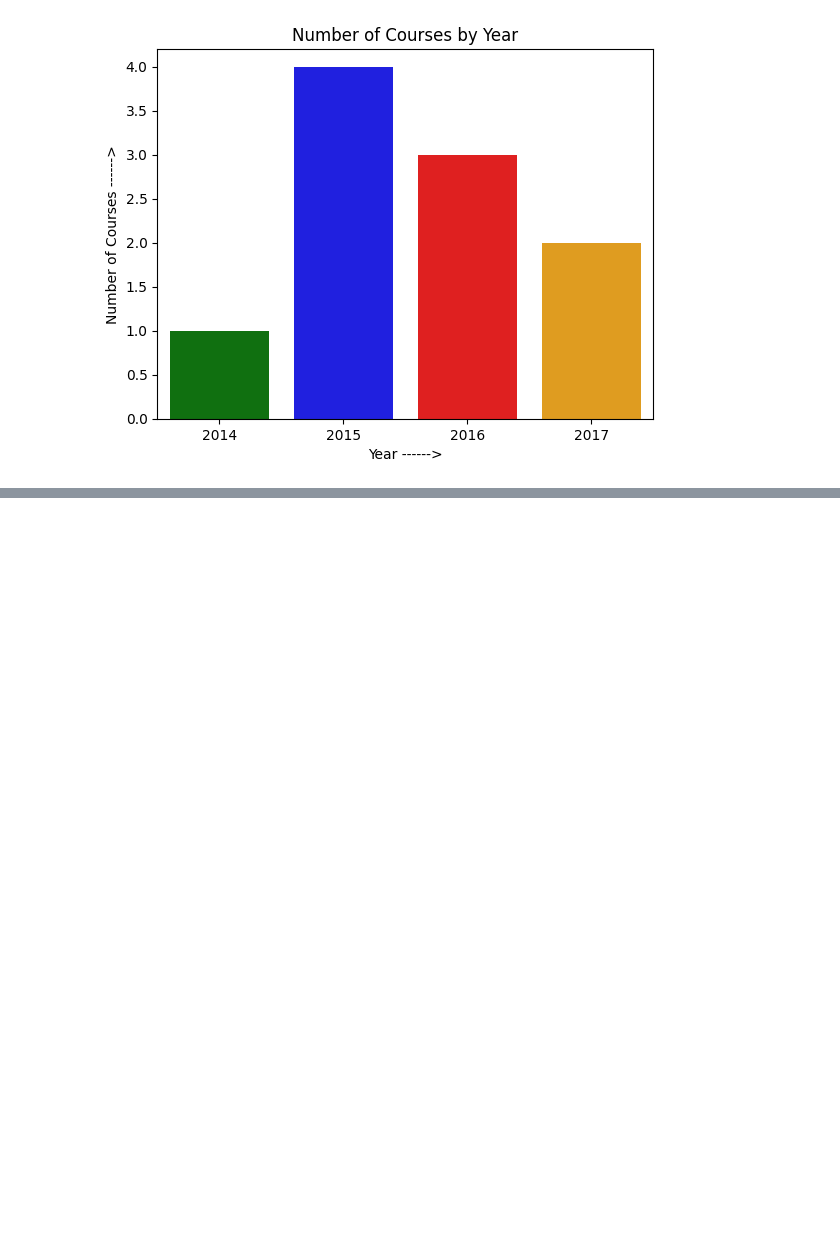
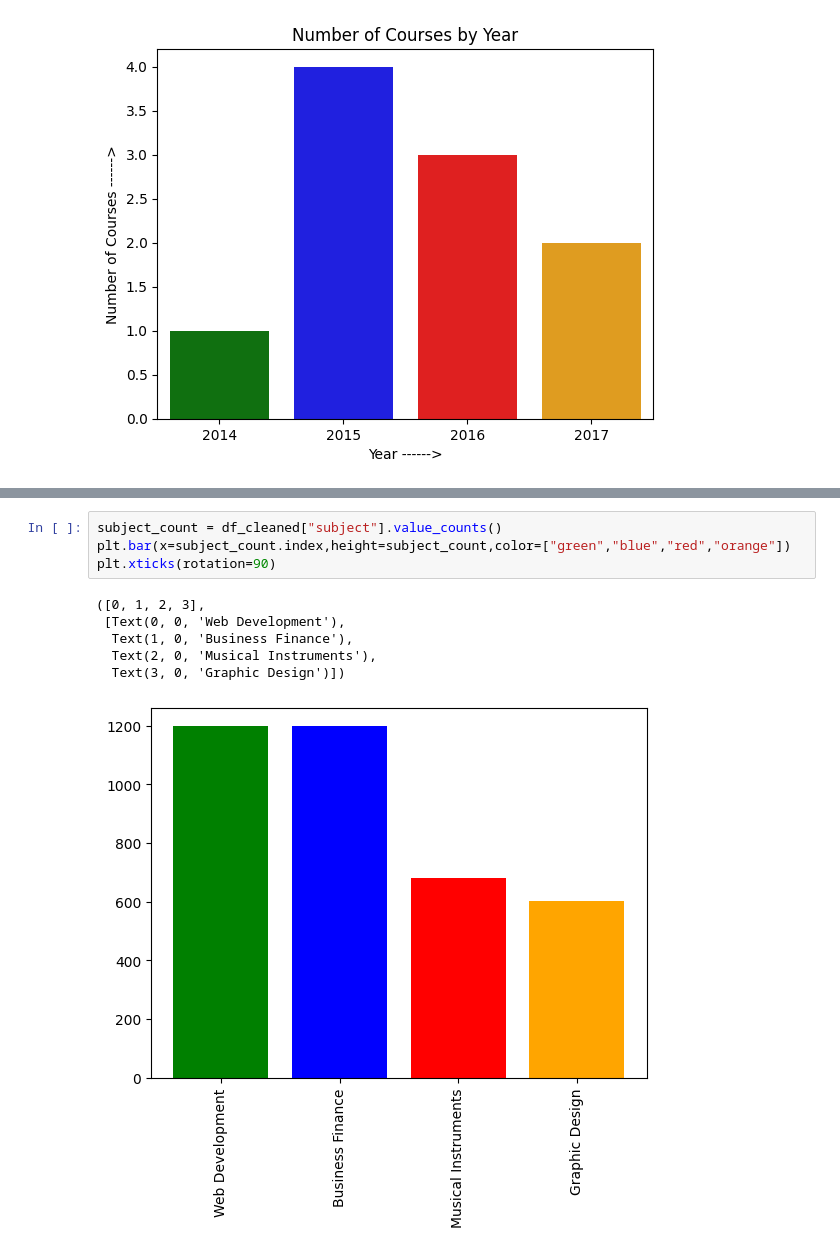
Before and after one commit to amith-vardhan99/udemy, a Jupyter notebook: 15 - SmartCourse - Guiding Your Academic Journey - Course Recommendation/notebook.ipynb, the cells around one changed output, grey strips where cells are left out. Saved outputs shown, nothing was run; the diff lists cells and outputs as text; blank space fills up the shorter version.

```diff
--- a/15 - SmartCourse - Guiding Your Academic Journey - Course Recommendation/notebook.ipynb
+++ b/15 - SmartCourse - Guiding Your Academic Journey - Course Recommendation/notebook.ipynb
@@ -146,0 +230,11 @@ Text(0, 0.5, 'Number of Courses ------>')
+# %%
+subject_count = df_cleaned["subject"].value_counts()
+plt.bar(x=subject_count.index,height=subject_count,color=["green","blue","red","orange"])
+plt.xticks(rotation=90)
+# %% [output]
+([0, 1, 2, 3],
+ [Text(0, 0, 'Web Development'),
+  Text(1, 0, 'Business Finance'),
+  Text(2, 0, 'Musical Instruments'),
+  Text(3, 0, 'Graphic Design')])
+[figure, added]
```
Also changed, not shown: parts of 8 cells of this notebook.
